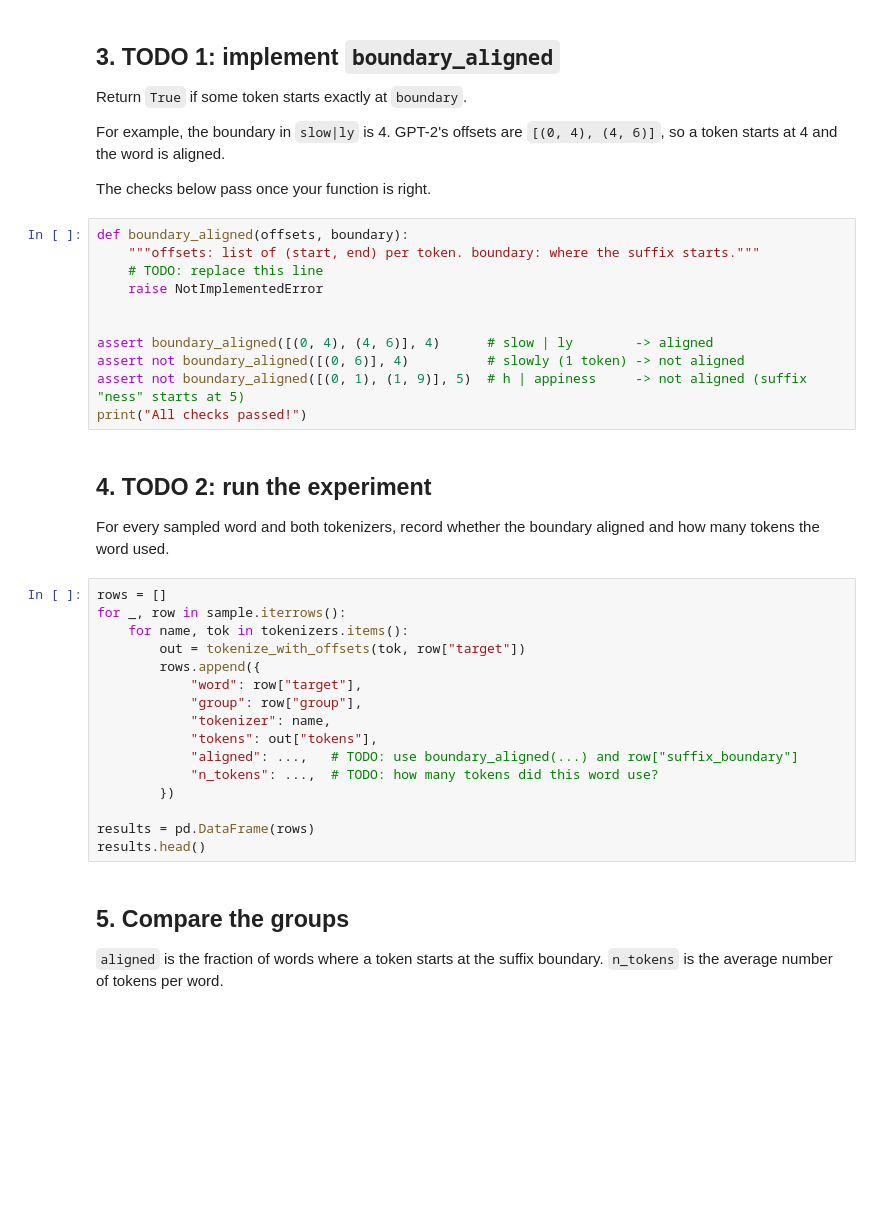
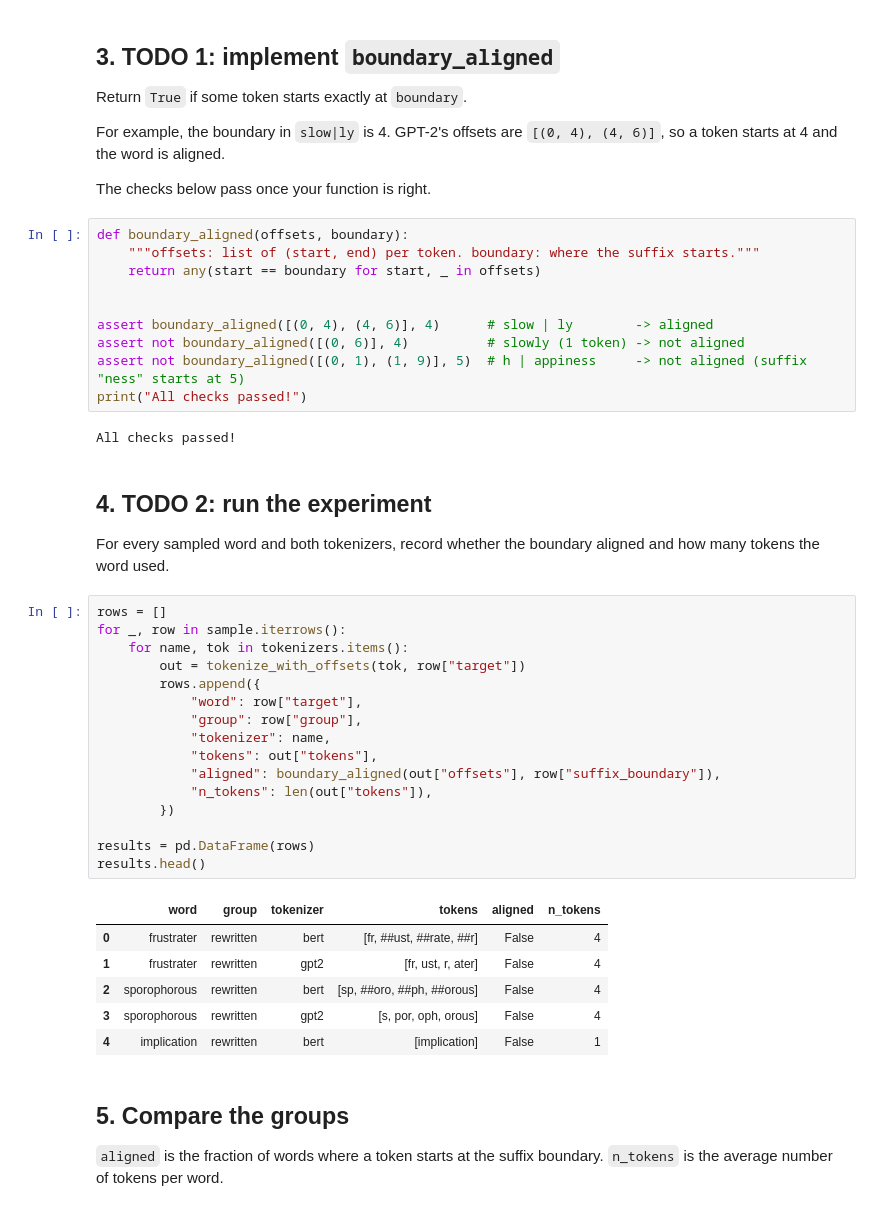
Before and after one commit to Sandhi-Probe/core-member-onboarding, a Jupyter notebook: submissions/rickytang666/analysis.ipynb, the cells around one changed output. Cells and saved outputs as stored; diff of their text form; blank space fills up the shorter version.

```diff
--- a/submissions/rickytang666/analysis.ipynb
+++ b/submissions/rickytang666/analysis.ipynb
@@ -61,14 +88,15 @@ The checks below pass once your function is right.
 # %%
 def boundary_aligned(offsets, boundary):
     """offsets: list of (start, end) per token. boundary: where the suffix starts."""
-    # TODO: replace this line
-    raise NotImplementedError
+    return any(start == boundary for start, _ in offsets)
 
 
 assert boundary_aligned([(0, 4), (4, 6)], 4)      # slow | ly        -> aligned
 assert not boundary_aligned([(0, 6)], 4)          # slowly (1 token) -> not aligned
 assert not boundary_aligned([(0, 1), (1, 9)], 5)  # h | appiness     -> not aligned (suffix "ness" starts at 5)
 print("All checks passed!")
+# %% [output]
+All checks passed!
 # %% [markdown]
 ## 4. TODO 2: run the experiment
 
@@ -76,19 +104,26 @@ For every sampled word and both tokenizers, record whether the boundary aligned
 # %%
 rows = []
 for _, row in sample.iterrows():
     for name, tok in tokenizers.items():
         out = tokenize_with_offsets(tok, row["target"])
         rows.append({
             "word": row["target"],
             "group": row["group"],
             "tokenizer": name,
             "tokens": out["tokens"],
-            "aligned": ...,   # TODO: use boundary_aligned(...) and row["suffix_boundary"]
-            "n_tokens": ...,  # TODO: how many tokens did this word use?
+            "aligned": boundary_aligned(out["offsets"], row["suffix_boundary"]),
+            "n_tokens": len(out["tokens"]),
         })
 
 results = pd.DataFrame(rows)
 results.head()
+# %% [output]
+|  | word | group | tokenizer | tokens | aligned | n_tokens |
+| 0 | frustrater | rewritten | bert | [fr, ##ust, ##rate, ##r] | False | 4 |
+| 1 | frustrater | rewritten | gpt2 | [fr, ust, r, ater] | False | 4 |
+| 2 | sporophorous | rewritten | bert | [sp, ##oro, ##ph, ##orous] | False | 4 |
+| 3 | sporophorous | rewritten | gpt2 | [s, por, oph, orous] | False | 4 |
+| 4 | implication | rewritten | bert | [implication] | False | 1 |
 # %% [markdown]
 ## 5. Compare the groups
 
```
Also changed, not shown: parts of 6 cells of this notebook, 1 other file.
